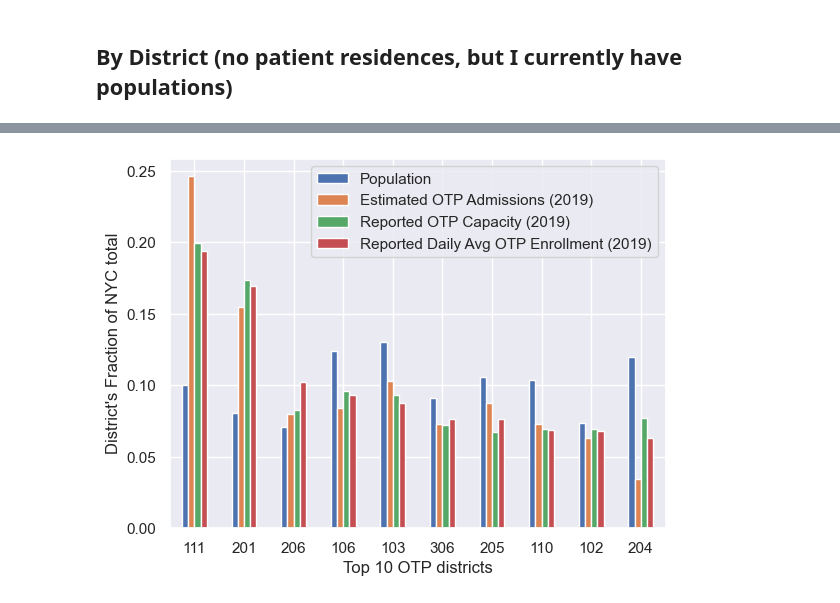
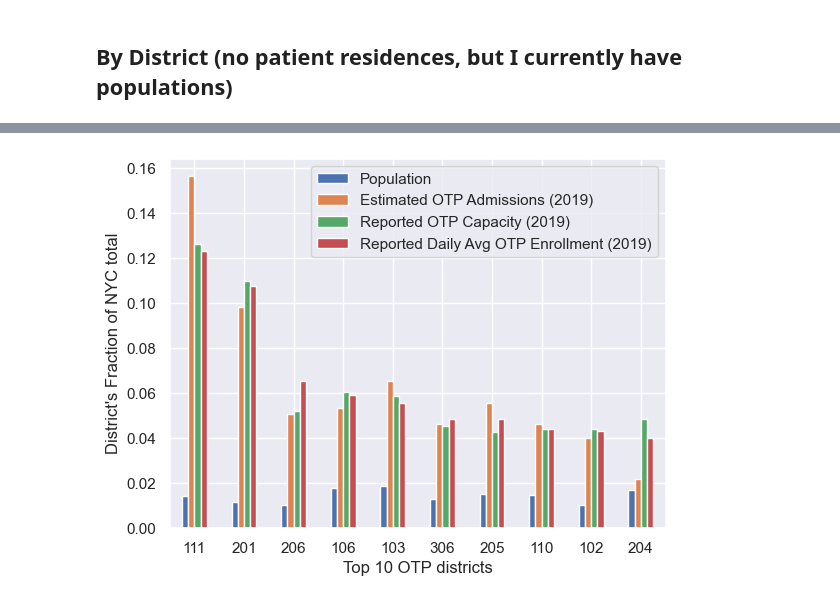
Before and after one commit to skritch/ghc-analysis, a Jupyter notebook: analysis/overconcentration_by_district.ipynb, the cells around one changed output, grey strips where cells are left out. Cells and saved outputs as stored; diff of their text form; code cells hidden in the pictures.

```diff
--- a/analysis/overconcentration_by_district.ipynb
+++ b/analysis/overconcentration_by_district.ipynb
@@ -126,9 +126,8 @@ district_metrics_by_district = (
         'Reported Daily Avg OTP Enrollment (2019)',
     ]]
     .sort_values("Reported Daily Avg OTP Enrollment (2019)", ascending=False)
-    .head(10)
 )
-district_metrics_by_district = district_metrics_by_district / district_metrics_by_district.sum()
+district_metrics_by_district = district_metrics_by_district.head(10) / district_metrics_by_district.sum()
 district_metrics_by_district.plot(
     kind='bar',
     ylabel="District's Fraction of NYC total",
@@ -152 +151 @@ district_metrics_by_district
-[figure, old version]
+[figure, new version]
```
Also changed, not shown: parts of 4 cells of this notebook, 6 other files.
